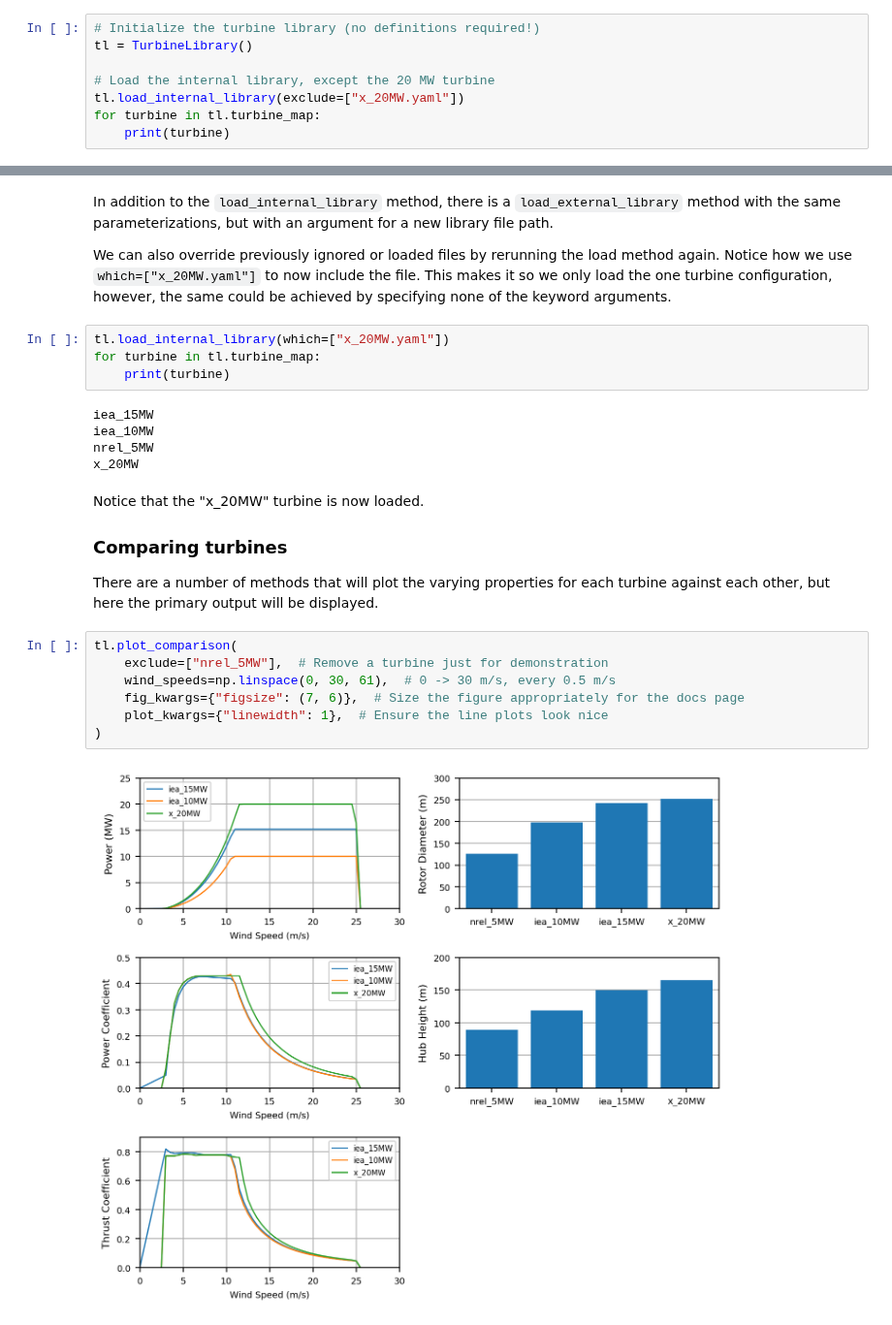
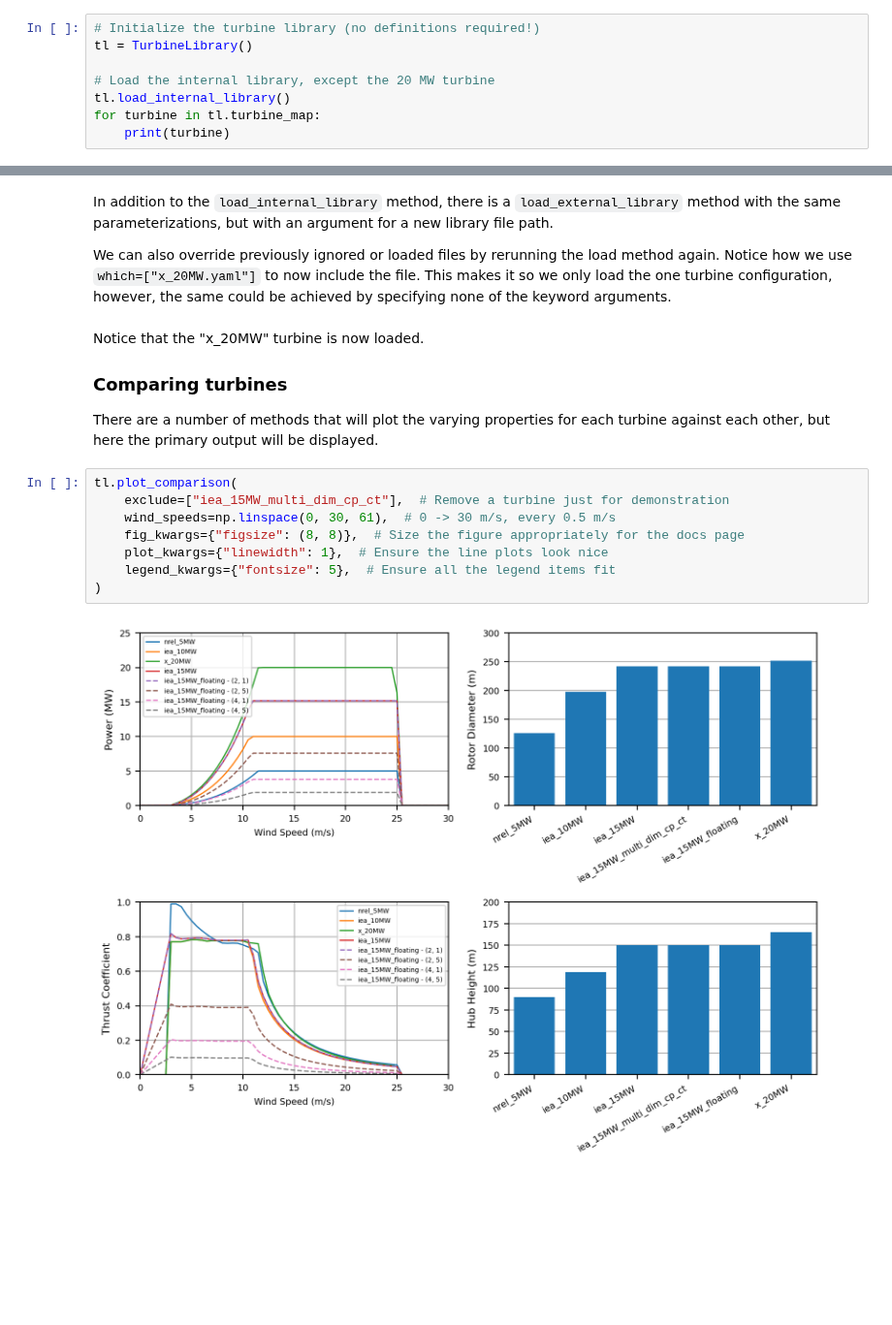
Before and after one commit to NREL/floris, a Jupyter notebook: docs/turbine_interaction.ipynb, the cells around one changed output, grey strips where cells are left out. Shown at 97% size. Cells and saved outputs as stored; diff of their text form; blank space fills up the shorter version.

Commit message:
update turbine interaction example

```diff
--- a/docs/turbine_interaction.ipynb
+++ b/docs/turbine_interaction.ipynb
@@ -62,7 +85,7 @@ are going to be compared.
 tl = TurbineLibrary()
 
 # Load the internal library, except the 20 MW turbine
-tl.load_internal_library(exclude=["x_20MW.yaml"])
+tl.load_internal_library()
 for turbine in tl.turbine_map:
     print(turbine)
 # %% [output]
@@ -77,15 +103,6 @@ We can also override previously ignored or loaded files by rerunning the load me
 how we use `which=["x_20MW.yaml"]` to now include the file. This makes it so we only load the one
 turbine configuration, however, the same could be achieved by specifying none of the keyword
 arguments.
-# %%
-tl.load_internal_library(which=["x_20MW.yaml"])
-for turbine in tl.turbine_map:
-    print(turbine)
-# %% [output]
-iea_15MW
-iea_10MW
-nrel_5MW
-x_20MW
 # %% [markdown]
 Notice that the "x_20MW" turbine is now loaded.
 
@@ -95,13 +112,14 @@ There are a number of methods that will plot the varying properties for each tur
 other, but here the primary output will be displayed.
 # %%
 tl.plot_comparison(
-    exclude=["nrel_5MW"],  # Remove a turbine just for demonstration
+    exclude=["iea_15MW_multi_dim_cp_ct"],  # Remove a turbine just for demonstration
     wind_speeds=np.linspace(0, 30, 61),  # 0 -> 30 m/s, every 0.5 m/s
-    fig_kwargs={"figsize": (7, 6)},  # Size the figure appropriately for the docs page
+    fig_kwargs={"figsize": (8, 8)},  # Size the figure appropriately for the docs page
     plot_kwargs={"linewidth": 1},  # Ensure the line plots look nice
+    legend_kwargs={"fontsize": 5},  # Ensure all the legend items fit
 )
 # %% [output]
-[figure, old version]
+[figure, new version]
 # %% [markdown]
 Alternatively, these can all be ploted individually with:
 
```
Also changed, not shown: parts of 12 cells of this notebook.
